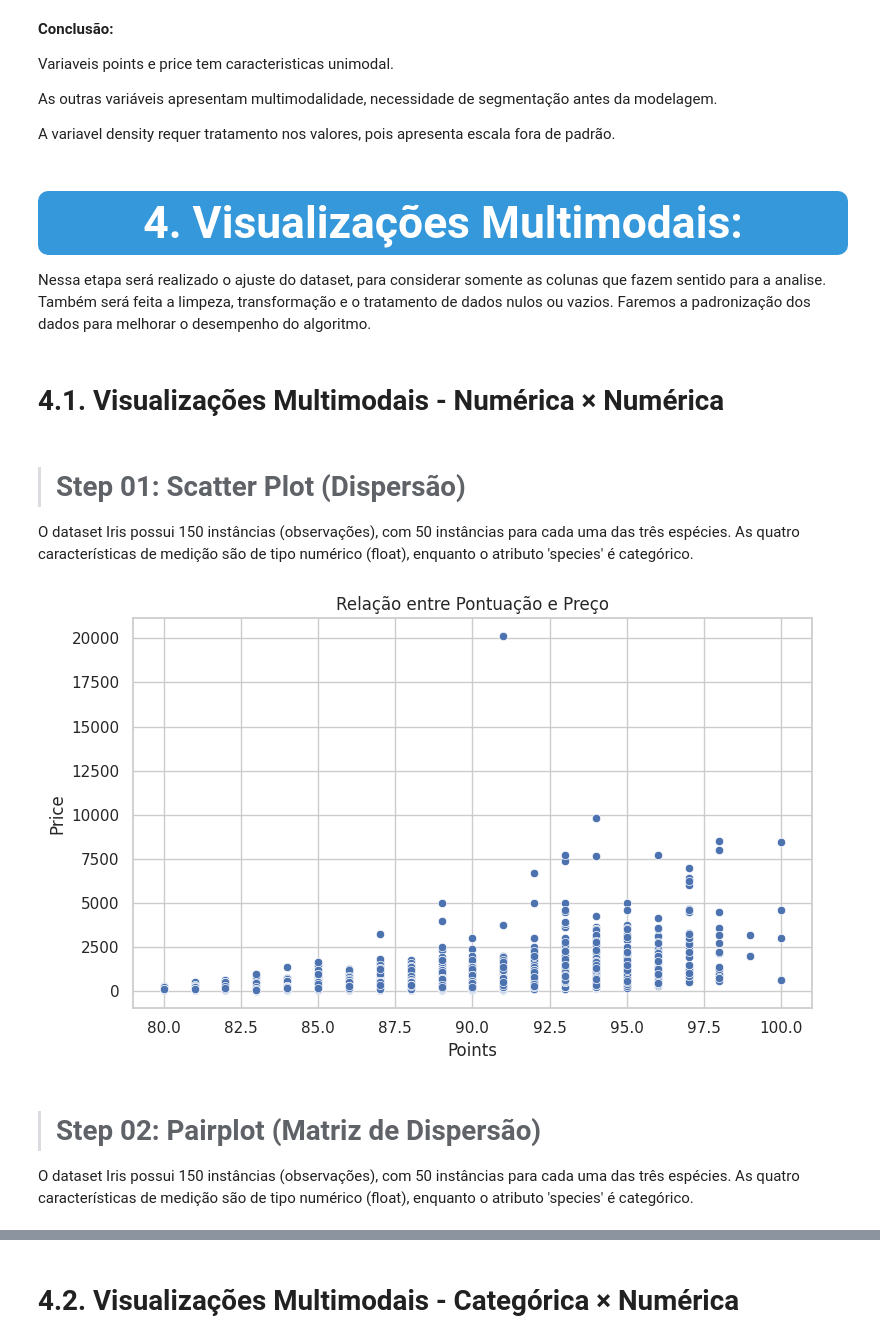
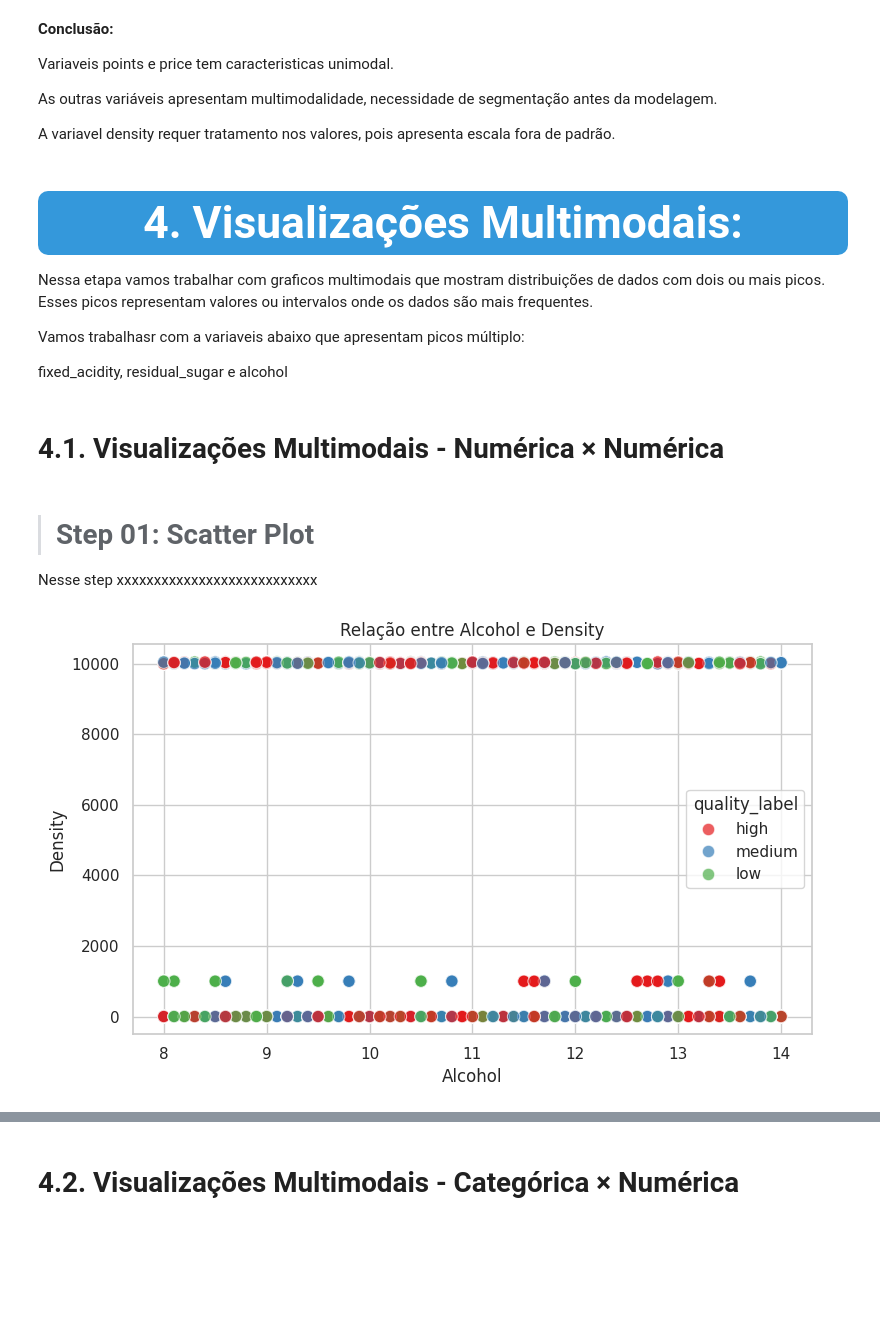
Before and after one commit to RodrigoMarenda/Analise_de_Dados, a Jupyter notebook: Wine_Quality.ipynb, the cells around one changed output, grey strips where cells are left out. Cells and saved outputs as stored; diff of their text form; code cells hidden in the pictures; blank space fills up the shorter version.

```diff
--- a/Wine_Quality.ipynb
+++ b/Wine_Quality.ipynb
@@ -495,24 +394,37 @@ A variavel density requer tratamento nos valores, pois apresenta escala fora de
 <a id="1"></a>
 # <p style="background-color:#3498DB; font-family: 'Segoe UI', Tahoma, Geneva, Verdana, sans-serif; color:#FFF; font-size:160%; text-align:center; border-radius:10px; padding:12px;">4. Visualizações Multimodais:</p>
 
-Nessa etapa será realizado o ajuste do dataset, para considerar somente as colunas que fazem sentido para a analise. Também será feita a limpeza, transformação e o tratamento de dados nulos ou vazios. Faremos a padronização dos dados para melhorar o desempenho do algoritmo.
+Nessa etapa vamos trabalhar com graficos multimodais que mostram distribuições de dados com dois ou mais picos. Esses picos representam valores ou intervalos onde os dados são mais frequentes.
+
+Vamos trabalhasr com a variaveis abaixo que apresentam picos múltiplo:
+
+fixed_acidity, residual_sugar e alcohol
 # %% [markdown]
 # 4.1. Visualizações Multimodais - Numérica × Numérica
-# %% [markdown]
-> # Step 01: Scatter Plot (Dispersão)
-
-O dataset Iris possui 150 instâncias (observações), com 50 instâncias para cada uma das três espécies. As quatro características de medição são de tipo numérico (float), enquanto o atributo 'species' é categórico.
+# %% [markdown]
+> # Step 01:  Scatter Plot
+
+Nesse step xxxxxxxxxxxxxxxxxxxxxxxxxxx
 # %%
 plt.figure(figsize=(8, 5))
-sns.scatterplot(data=df, x='points', y='price')
-plt.title('Relação entre Pontuação e Preço')
-plt.xlabel('Points')
-plt.ylabel('Price')
+
+sns.scatterplot(
+    data=df,
+    x='alcohol',
+    y='density',
+    hue='quality_label',
+    palette='Set1',
+    s=80,
+    alpha=0.7
+)
+
+plt.title('Relação entre Alcohol e Density')
+plt.xlabel('Alcohol')
+plt.ylabel('Density')
 plt.tight_layout()
 plt.show()
+#plt.title('Multimodalidade: Alcohol vs Density')
+#plt.grid(True)
+#plt.show()
 # %% [output]
-[figure, old version]
+[figure, new version]
-# %% [markdown]
-> # Step 02: Pairplot (Matriz de Dispersão)
-
-O dataset Iris possui 150 instâncias (observações), com 50 instâncias para cada uma das três espécies. As quatro características de medição são de tipo numérico (float), enquanto o atributo 'species' é categórico.
```
Also changed, not shown: parts of 60 cells of this notebook.
